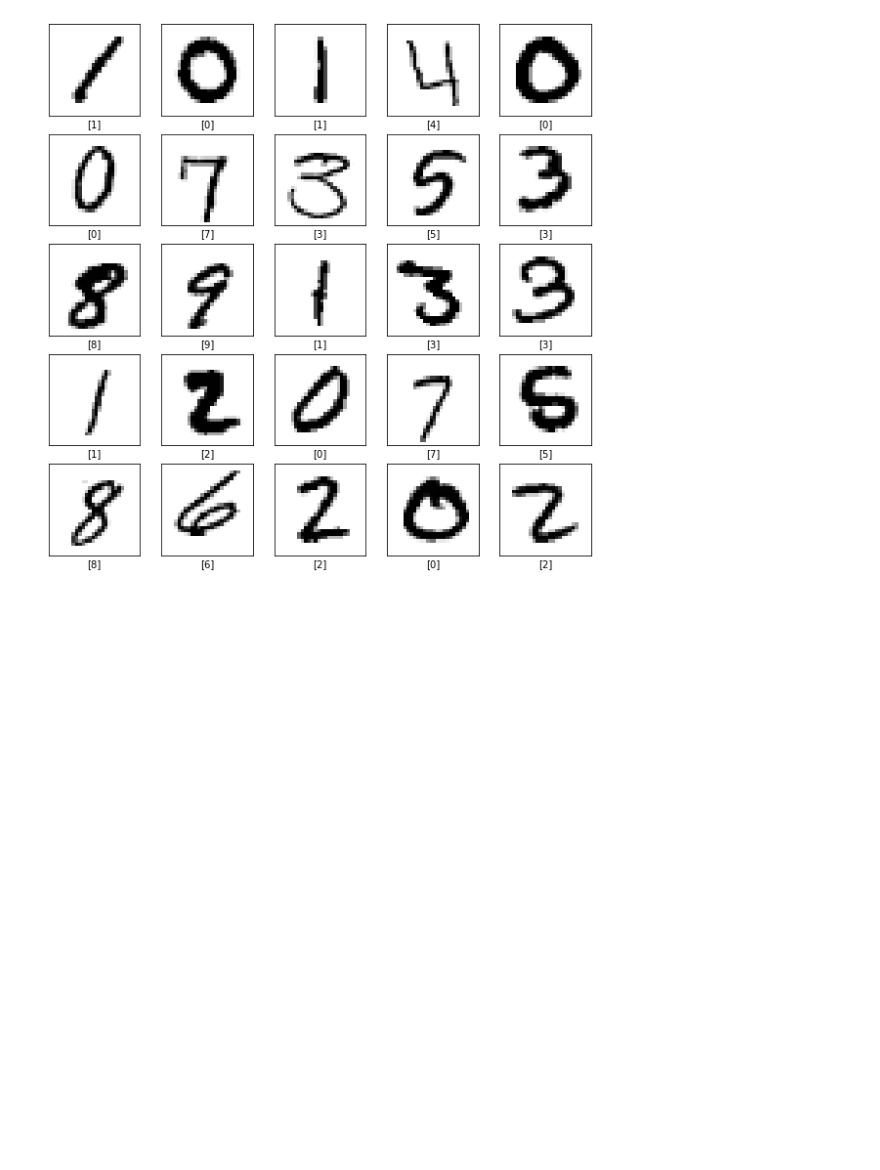
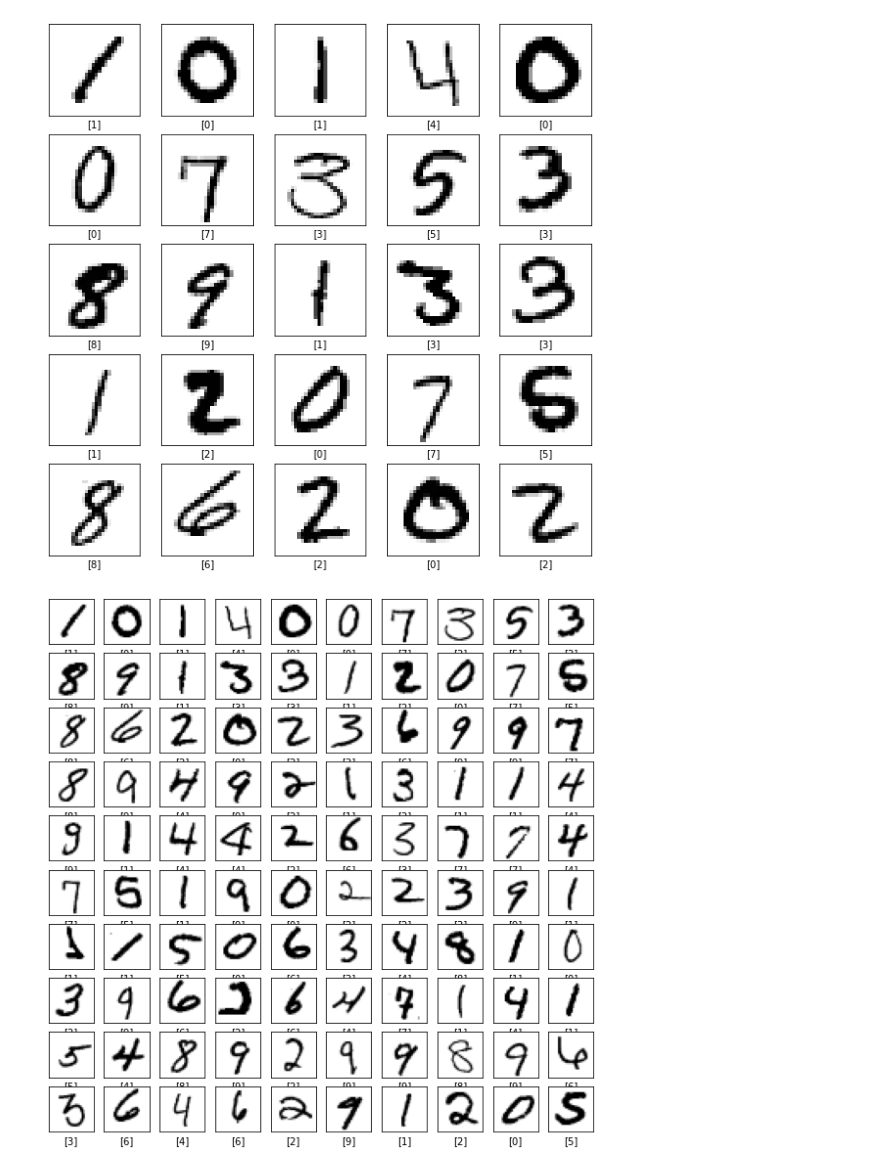
Before and after one commit to Galdina/kaggle, a Jupyter notebook: Numbers/deep-learning-number-recognition.ipynb, the cells around one changed output. Saved outputs shown, nothing was run; the diff lists cells and outputs as text; code cells hidden in the pictures; blank space fills up the shorter version.

Commit message:
some plots

```diff
--- a/Numbers/deep-learning-number-recognition.ipynb
+++ b/Numbers/deep-learning-number-recognition.ipynb
@@ -163,3 +163,15 @@ for i in range(25):
 plt.show()
 # %% [output]
 [figure]
+# %%
+plt.figure(figsize=(10,10))
+for i in range(100):
+    plt.subplot(10,10,i+1)
+    plt.xticks([])
+    plt.yticks([])
+    plt.grid(False)
+    plt.imshow(train_data.iloc[i,1:].to_numpy().reshape((28,28)), cmap=plt.cm.binary)
+    plt.xlabel([train_data.iloc[i,0]])
+plt.show()
+# %% [output]
+[figure, added]
```
Also changed, not shown: parts of 8 cells of this notebook.
